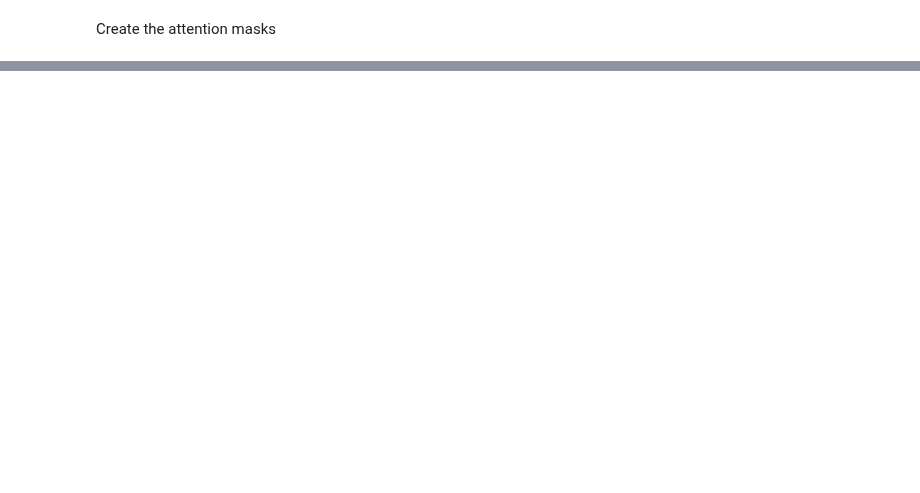
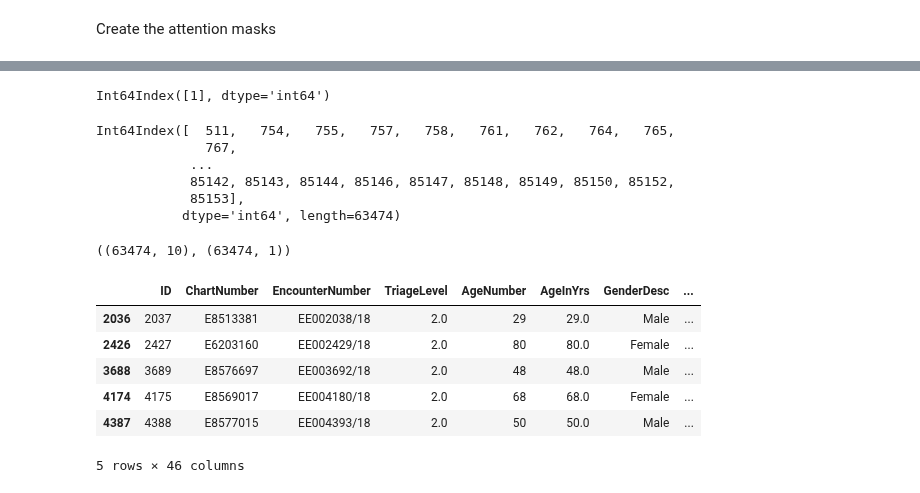
Before and after one commit to Jaskolk/ed-triage, a Jupyter notebook: BERT for embedding.ipynb, the cells around one changed output, grey strips where cells are left out. Cells and saved outputs as stored; diff of their text form; code cells hidden in the pictures; blank space fills up the shorter version.

```diff
--- a/BERT for embedding.ipynb
+++ b/BERT for embedding.ipynb
@@ -346,0 +340,4 @@ data['new'] = data['embedded_sentences'][data['CleanSubjectiveNotes'].notnull()
+# %%
+new_data.columns
+# %% [output]
+Int64Index([1], dtype='int64')
@@ -346,0 +346,9 @@ data['new'] = data['embedded_sentences'][data['CleanSubjectiveNotes'].notnull()
+# %%
+new_data.index
+# %% [output]
+Int64Index([  511,   754,   755,   757,   758,   761,   762,   764,   765,
+              767,
+            ...
+            85142, 85143, 85144, 85146, 85147, 85148, 85149, 85150, 85152,
+            85153],
+           dtype='int64', length=63474)
@@ -346,0 +357,4 @@ data['new'] = data['embedded_sentences'][data['CleanSubjectiveNotes'].notnull()
+# %%
+target_df.shape, new_data.shape
+# %% [output]
+((63474, 10), (63474, 1))
@@ -346,0 +363,10 @@ data['new'] = data['embedded_sentences'][data['CleanSubjectiveNotes'].notnull()
+# %%
+balanced_data.head()
+# %% [output]
+|  | ID | ChartNumber | EncounterNumber | TriageLevel | AgeNumber | AgeInYrs | GenderDesc | ... |
+| 2036 | 2037 | E8513381 | EE002038/18 | 2.0 | 29 | 29.0 | Male | ... |
+| 2426 | 2427 | E6203160 | EE002429/18 | 2.0 | 80 | 80.0 | Female | ... |
+| 3688 | 3689 | E8576697 | EE003692/18 | 2.0 | 48 | 48.0 | Male | ... |
+| 4174 | 4175 | E8569017 | EE004180/18 | 2.0 | 68 | 68.0 | Female | ... |
+| 4387 | 4388 | E8577015 | EE004393/18 | 2.0 | 50 | 50.0 | Male | ... |
+5 rows × 46 columns
```
Also changed, not shown: parts of 41 cells of this notebook.
